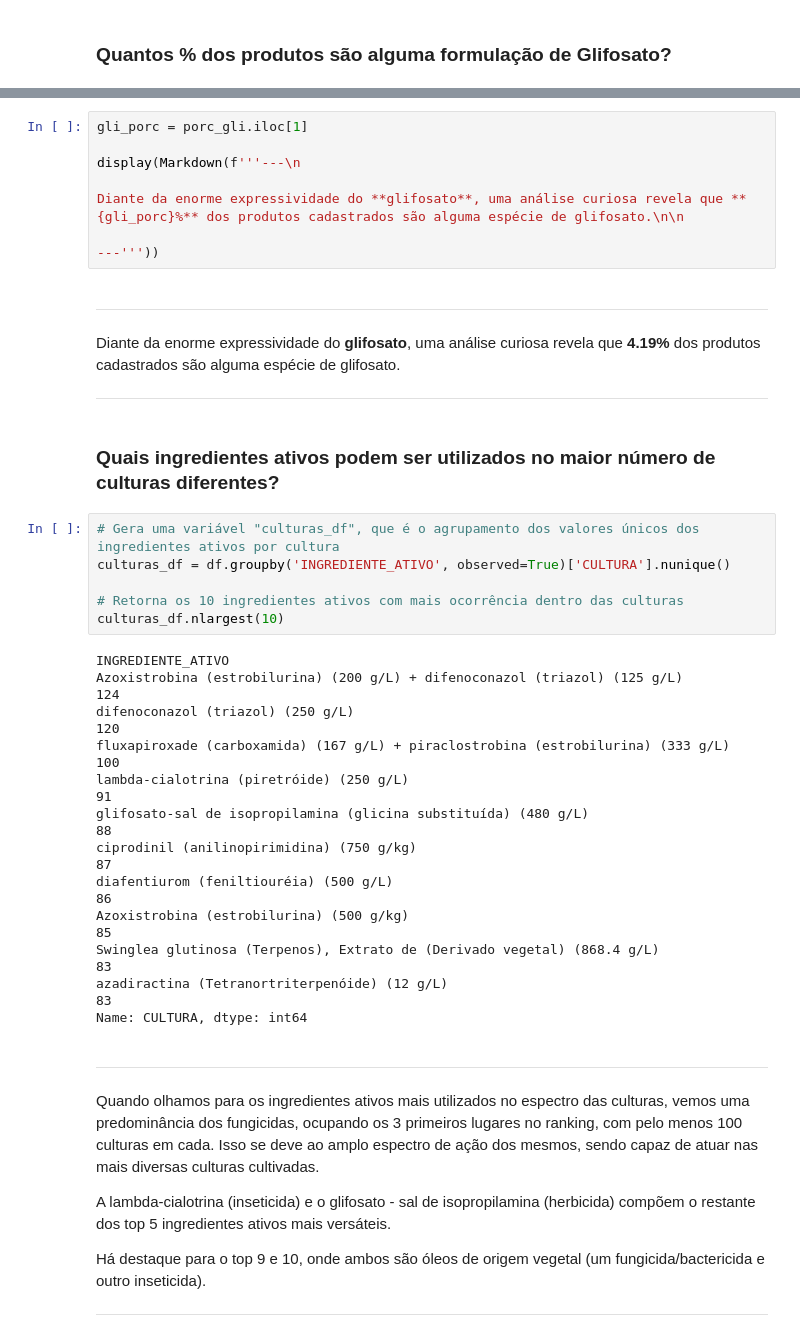
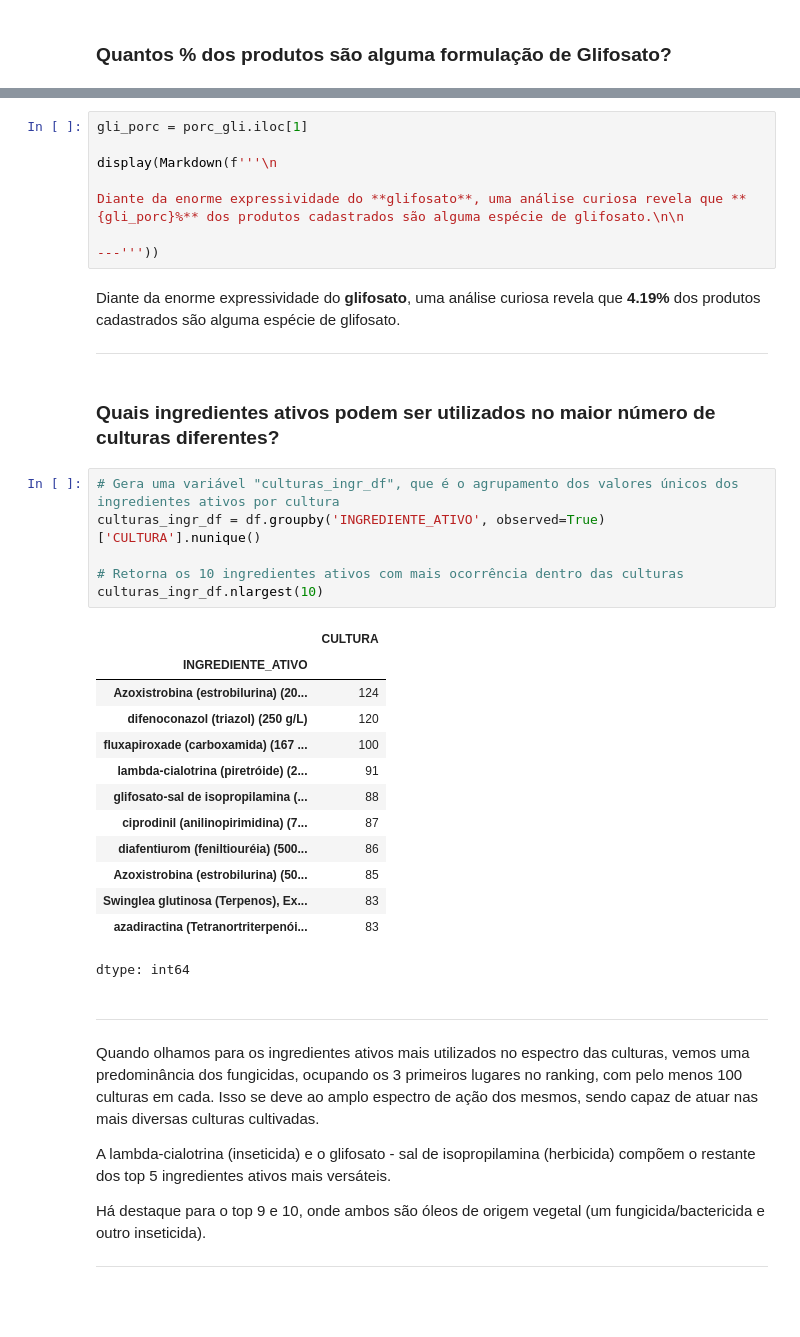
Before and after one commit to luan-vsd/Analise-Agrofit, a Jupyter notebook: notebooks/agrofit.ipynb, the cells around one changed output, grey strips where cells are left out. Saved outputs shown, nothing was run; the diff lists cells and outputs as text; blank space fills up the shorter version.

```diff
--- a/notebooks/agrofit.ipynb
+++ b/notebooks/agrofit.ipynb
@@ -316,13 +330,13 @@ Name: proportion, dtype: float64
 # %%
 gli_porc = porc_gli.iloc[1]
 
-display(Markdown(f'''---\n
+display(Markdown(f'''\n
 
 Diante da enorme expressividade do **glifosato**, uma análise curiosa revela que **{gli_porc}%** dos produtos cadastrados são alguma espécie de glifosato.\n\n
 
 ---'''))
 # %% [output]
----
+
 
 
 Diante da enorme expressividade do **glifosato**, uma análise curiosa revela que **4.19%** dos produtos cadastrados são alguma espécie de glifosato.
@@ -333,24 +347,25 @@ Diante da enorme expressividade do **glifosato**, uma análise curiosa revela qu
 # %% [markdown]
 ### Quais ingredientes ativos podem ser utilizados no maior número de culturas diferentes?
 # %%
-# Gera uma variável "culturas_df", que é o agrupamento dos valores únicos dos ingredientes ativos por cultura
-culturas_df = df.groupby('INGREDIENTE_ATIVO', observed=True)['CULTURA'].nunique()
+# Gera uma variável "culturas_ingr_df", que é o agrupamento dos valores únicos dos ingredientes ativos por cultura
+culturas_ingr_df = df.groupby('INGREDIENTE_ATIVO', observed=True)['CULTURA'].nunique()
 
 # Retorna os 10 ingredientes ativos com mais ocorrência dentro das culturas
-culturas_df.nlargest(10)
+culturas_ingr_df.nlargest(10)
 # %% [output]
+|  | CULTURA |
+| INGREDIENTE_ATIVO |  |
+| Azoxistrobina (estrobilurina) (20... | 124 |
+| difenoconazol (triazol) (250 g/L) | 120 |
+| fluxapiroxade (carboxamida) (167 ... | 100 |
+| lambda-cialotrina (piretróide) (2... | 91 |
+| glifosato-sal de isopropilamina (... | 88 |
+| ciprodinil (anilinopirimidina) (7... | 87 |
+| diafentiurom (feniltiouréia) (500... | 86 |
+| Azoxistrobina (estrobilurina) (50... | 85 |
+| Swinglea glutinosa (Terpenos), Ex... | 83 |
+| azadiractina (Tetranortriterpenói... | 83 |
-INGREDIENTE_ATIVO
-Azoxistrobina (estrobilurina) (200 g/L) + difenoconazol (triazol) (125 g/L)          124
-difenoconazol (triazol) (250 g/L)                                                    120
-fluxapiroxade (carboxamida) (167 g/L) + piraclostrobina (estrobilurina) (333 g/L)    100
-lambda-cialotrina (piretróide) (250 g/L)                                              91
-glifosato-sal de isopropilamina (glicina substituída) (480 g/L)                       88
-ciprodinil (anilinopirimidina) (750 g/kg)                                             87
-diafentiurom (feniltiouréia) (500 g/L)                                                86
-Azoxistrobina (estrobilurina) (500 g/kg)                                              85
-Swinglea glutinosa (Terpenos), Extrato de (Derivado vegetal) (868.4 g/L)              83
-azadiractina (Tetranortriterpenóide) (12 g/L)                                         83
-Name: CULTURA, dtype: int64
+dtype: int64
 # %% [markdown]
 ---
 
```
Also changed, not shown: parts of 41 cells of this notebook.
